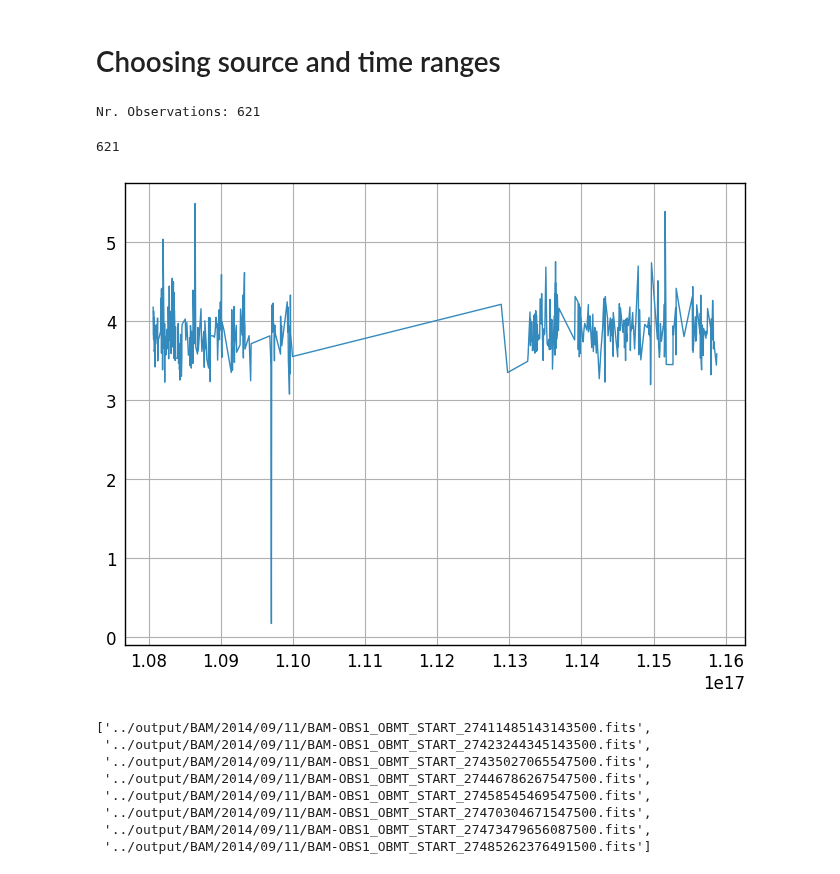
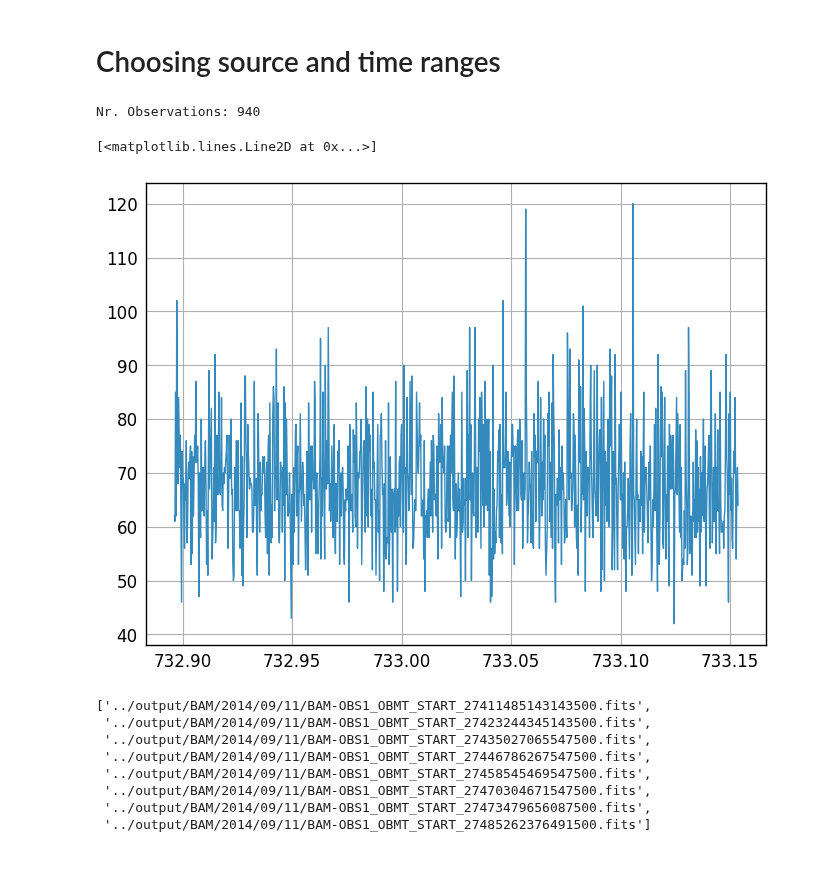
Before and after one commit to asierabreu/cosmics, a Jupyter notebook: postprocessing/track_geometry.ipynb, the cells around one changed output. Drawn from its saved outputs; the diff is of its cells as text; code cells hidden in the pictures.

```diff
--- a/postprocessing/track_geometry.ipynb
+++ b/postprocessing/track_geometry.ipynb
@@ -501,15 +501,15 @@ def angle_most_possible(intrack, pixratio=1):
 import glob
 # %%
 # SM
-bin_AL = 2
-bin_AC = 2
-pixdepth = 12  # depletion zone depth in mum
+#bin_AL = 2
+#bin_AC = 2
+#pixdepth = 12  # depletion zone depth in mum
 
-obslist = []
+#obslist = []
 #for l in glob.glob('../output/SM/2015/08/0*/*.fits')+glob.glob('../output/SM/2015/08/1*/*.fits'):
 #for l in sorted(glob.glob('../output/SM/2016/02/*/*.fits')):
-for l in sorted(glob.glob('../output/SM/2017/04/*/*.fits')+glob.glob('../output/SM/2017/05/*/*.fits')+glob.glob('../output/SM/2017/06/*/*.fits')):
-    obslist += read_Obslist_fits(l)
+#for l in sorted(glob.glob('../output/SM/2017/04/*/*.fits')+glob.glob('../output/SM/2017/05/*/*.fits')+glob.glob('../output/SM/2017/06/*/*.fits')):
+#    obslist += read_Obslist_fits(l)
 
 
 #obslist = read_Obslist_fits('../output/SM/2015/10/29/SM-SIF_OBMT_START_63088020999741500.fits') # smaller flare
@@ -520,8 +520,8 @@ for l in sorted(glob.glob('../output/SM/2017/04/*/*.fits')+glob.glob('../output/
 
 
 # BAM
-bin_AL = 1
-bin_AC = 4
+#bin_AL = 1
+#bin_AC = 4
 #pixdepth = 38  # depletion zone depth in mum
 
 #obslist = read_Obslist_fits('../analysis/bam/output/2017-07-03/BAM-OBS1_OBMT_START_115999323050548704.fits')
@@ -541,9 +541,9 @@ bin_AC = 4
 #obslist = read_Obslist_fits('../output/BAM/2017/09/12/BAM-OBS2_OBMT_START_122186884736199504.fits') + read_Obslist_fits('../output/BAM/2017/09/12/BAM-OBS2_OBMT_START_122198643938199504.fits')
 #obslist = obslist[:940]
 # quiet time
-#obslist = read_Obslist_fits('../output/BAM/2015/10/31/BAM-OBS1_OBMT_START_63322239313925904.fits') + read_Obslist_fits('../output/BAM/2015/10/31/BAM-OBS1_OBMT_START_63334069071137904.fits')
+obslist = read_Obslist_fits('../output/BAM/2015/10/31/BAM-OBS1_OBMT_START_63322239313925904.fits') + read_Obslist_fits('../output/BAM/2015/10/31/BAM-OBS1_OBMT_START_63334069071137904.fits')
 #obslist = read_Obslist_fits('../output/BAM/2015/10/31/BAM-OBS2_OBMT_START_63322051159814304.fits') + read_Obslist_fits('../output/BAM/2015/10/31/BAM-OBS1_OBMT_START_63334069071137904.fits')
-#obslist = obslist[:940]
+obslist = obslist[:940]
 
 
 
@@ -552,23 +552,27 @@ bin_AC = 4
 #bin_AC = 4
 #pixdepth = 38  # depletion zone depth in mum
 
-#obslist = read_Obslist_fits('../analysis/bam_sif/output/BAM-SIF1_2014.fits')
+#obslist = []
+#for l in sorted(glob.glob('../output/BAM-SIF/20*/*/*/*.fits')):
+#    obslist += read_Obslist_fits(l)
+#obslist = [o for o in obslist if o.fov==2]
+
 
 print('Nr. Observations:',len(obslist))
 # %% [output]
-Nr. Observations: 621
+Nr. Observations: 940
 # %%
-out = fits_flux(sorted(glob.glob('../output/SM/2017/04/*/*.fits')+glob.glob('../output/SM/2017/05/*/*.fits')+glob.glob('../output/SM/2017/06/*/*.fits')))
+#out = fits_flux(sorted(glob.glob('../output/SM/2017/04/*/*.fits')+glob.glob('../output/SM/2017/05/*/*.fits')+glob.glob('../output/SM/2017/06/*/*.fits')))
 #out = fits_flux(['../output/BAM/2015/10/29/BAM-OBS1_OBMT_START_63098908549541904.fits'])
 
-plt.plot(out[0],out[2])
-print(len(out[0]))
+#plt.plot(out[0],out[2])
+#print(len(out[0]))
 
 
-#plt.plot([o.acqTime/1e9/24/3600 for o in obslist], [len(obs.data) for obs in obslist])
+plt.plot([o.acqTime/1e9/24/3600 for o in obslist], [len(obs.data) for obs in obslist])
 # %% [output]
-621
+[<matplotlib.lines.Line2D at 0x...>]
-[figure, old version]
+[figure, new version]
 # %%
 sorted(glob.glob('../output/BAM/2014/09/11/BAM-OBS1*.fits'))
 # %% [output]
```
Also changed, not shown: parts of 20 cells of this notebook, 2 other files.
